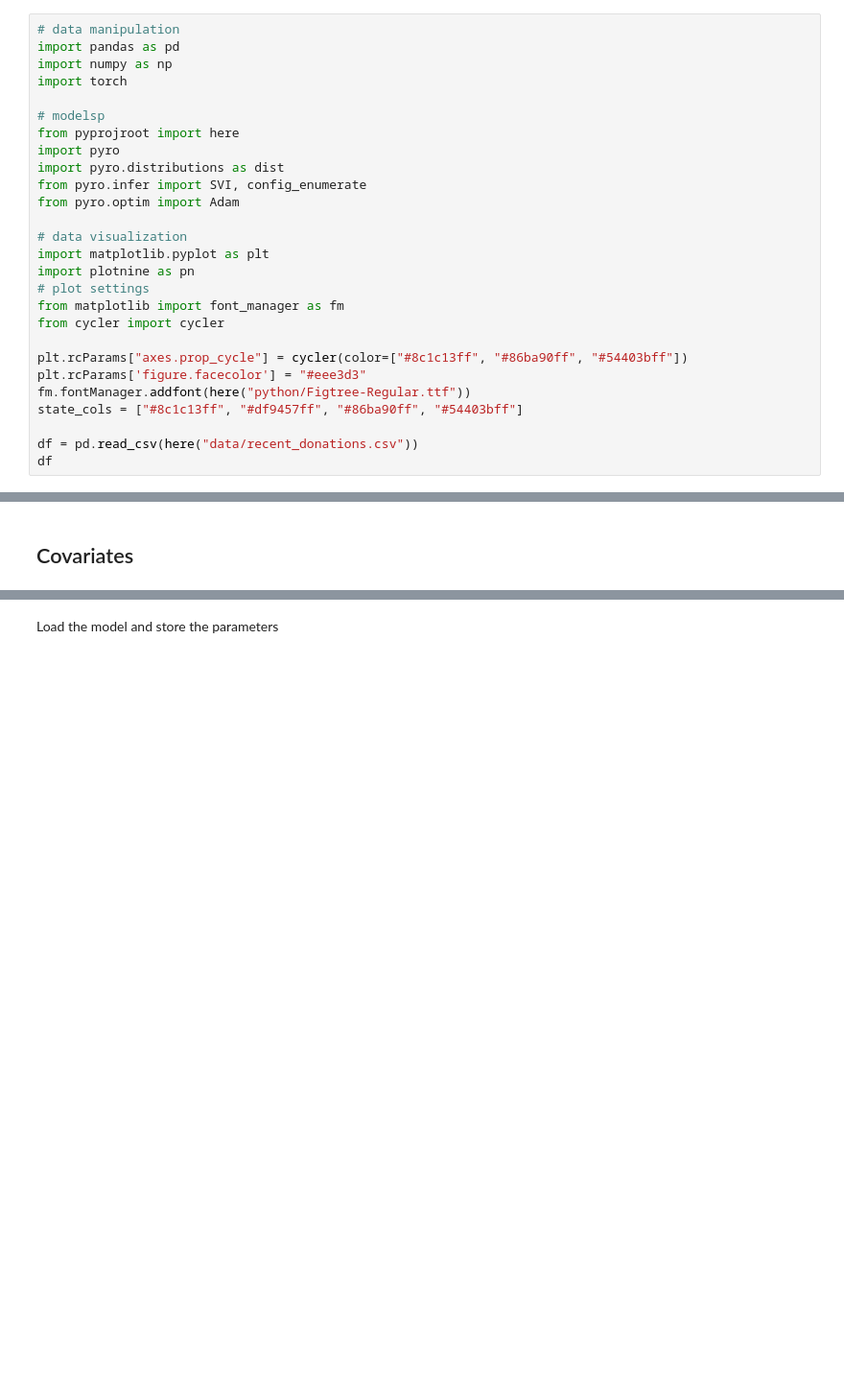
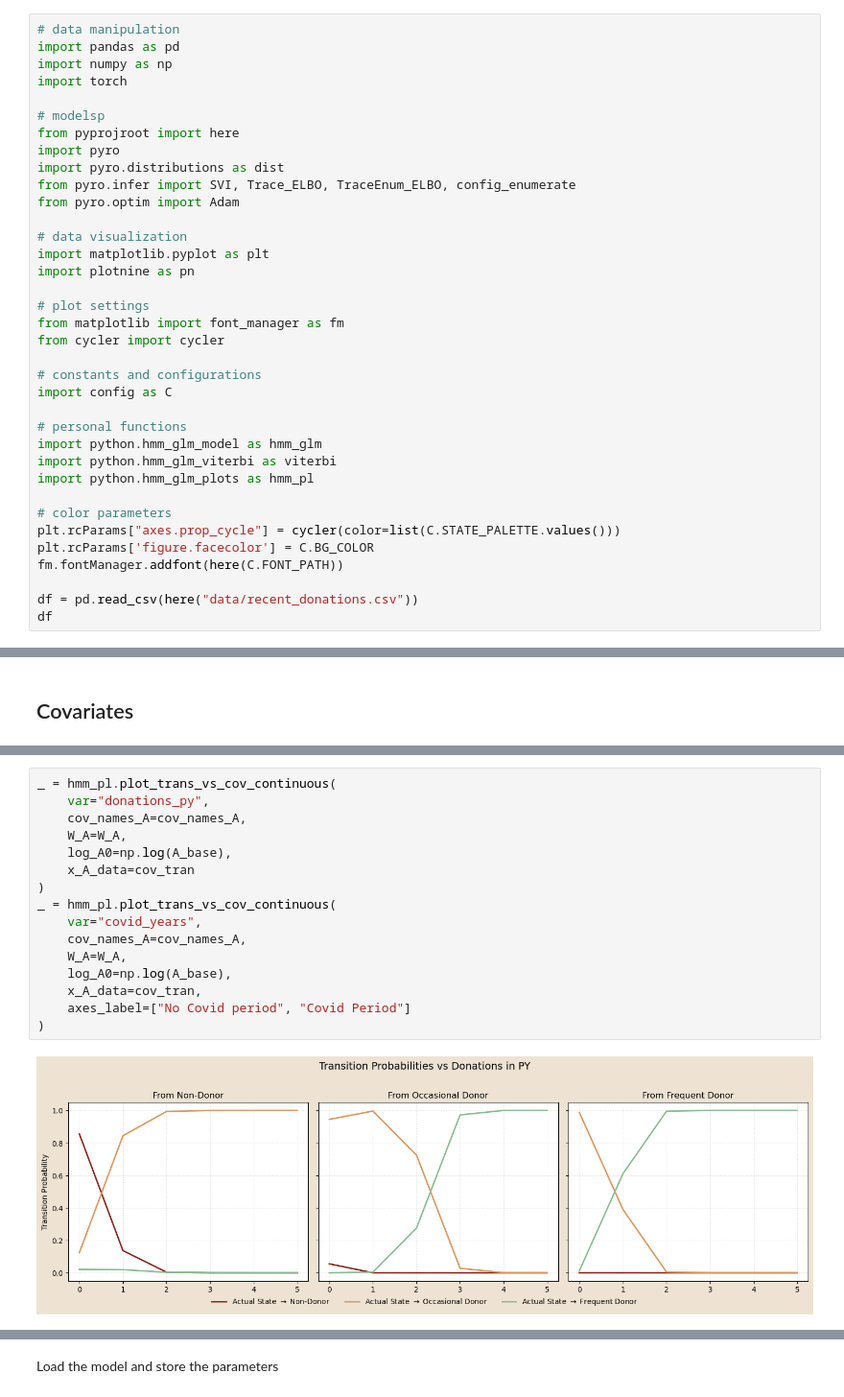
Before and after one commit to erikdeluca/Blood-Donors, a Jupyter notebook: notebooks/Bayesian HMM GLM - improved.ipynb, the cells around one changed output, grey strips where cells are left out. Shown at 96% size. Cells and saved outputs as stored; diff of their text form; blank space fills up the shorter version.

```diff
--- a/notebooks/Bayesian HMM GLM - improved.ipynb
+++ b/notebooks/Bayesian HMM GLM - improved.ipynb
@@ -40,20 +41,29 @@ import torch
 from pyprojroot import here
 import pyro
 import pyro.distributions as dist
-from pyro.infer import SVI, config_enumerate
+from pyro.infer import SVI, Trace_ELBO, TraceEnum_ELBO, config_enumerate
 from pyro.optim import Adam
 
 # data visualization
 import matplotlib.pyplot as plt
 import plotnine as pn
+
 # plot settings
 from matplotlib import font_manager as fm
 from cycler import cycler
 
-plt.rcParams["axes.prop_cycle"] = cycler(color=["#8c1c13ff", "#86ba90ff", "#54403bff"])
-plt.rcParams['figure.facecolor'] = "#eee3d3"
-fm.fontManager.addfont(here("python/Figtree-Regular.ttf"))
-state_cols = ["#8c1c13ff", "#df9457ff", "#86ba90ff", "#54403bff"]
+# constants and configurations
+import config as C
+
+# personal functions
+import python.hmm_glm_model as hmm_glm
+import python.hmm_glm_viterbi as viterbi
+import python.hmm_glm_plots as hmm_pl
+
+# color parameters
+plt.rcParams["axes.prop_cycle"] = cycler(color=list(C.STATE_PALETTE.values()))
+plt.rcParams['figure.facecolor'] = C.BG_COLOR
+fm.fontManager.addfont(here(C.FONT_PATH))
 
 df = pd.read_csv(here("data/recent_donations.csv"))
 df
@@ -630,0 +577,18 @@ hmm_pl.plot_lambda_em_vs_cov(
+# %%
+_ = hmm_pl.plot_trans_vs_cov_continuous(
+    var="donations_py",
+    cov_names_A=cov_names_A,
+    W_A=W_A,
+    log_A0=np.log(A_base),
+    x_A_data=cov_tran
+)
+_ = hmm_pl.plot_trans_vs_cov_continuous(
+    var="covid_years",
+    cov_names_A=cov_names_A,
+    W_A=W_A,
+    log_A0=np.log(A_base),
+    x_A_data=cov_tran,
+    axes_label=["No Covid period", "Covid Period"]
+)
+# %% [output]
+[figure, added]
```
Also changed, not shown: parts of 110 cells of this notebook, 16 other files.
